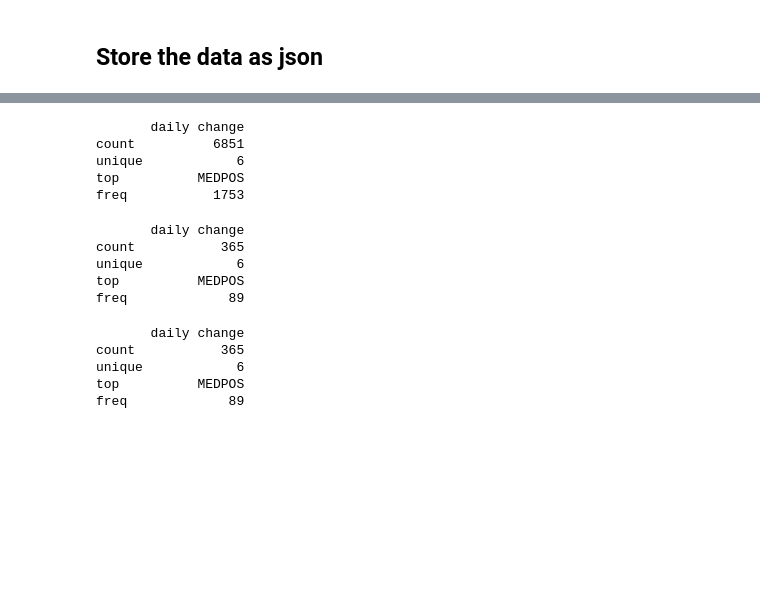
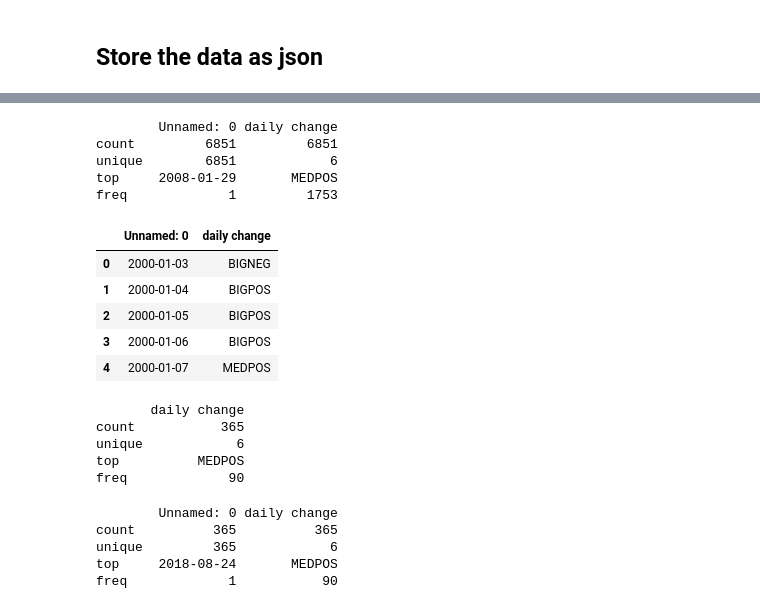
Before and after one commit to vvenla/trumponator, a Jupyter notebook: source/stock_wrangling.ipynb, the cells around one changed output, grey strips where cells are left out. Cells and saved outputs as stored; diff of their text form; code cells hidden in the pictures; blank space fills up the shorter version.

Commit message:
change stock to csv to maintain the order

```diff
--- a/source/stock_wrangling.ipynb
+++ b/source/stock_wrangling.ipynb
@@ -322,9 +322,10 @@ import json
 print(df_str.describe())
 
 folder = "../data/"
-name = "DJI-20years-daily-change.json"
+name = "DJI-20years-daily-change.csv"
 with open(folder + name, 'w') as file:
-    file.write(df_str.to_json())
+    file.write(df_str.to_csv())
+df_str.head()
 # %% [output]
        daily change
 count          6851
@@ -334,16 +341,24 @@ freq           1753
 # %%
 #read data as json
+import json
 
-name = "DJI-20years-daily-change.json"
+name = "DJI-20years-daily-change.csv"
 with open(folder + name, "r") as file:
-    read_frame = pd.read_json(file)
+    read_frame = pd.read_csv(file)
 print(read_frame.describe())
+read_frame.head()
 # %% [output]
-       daily change
-count          6851
-unique            6
-top          MEDPOS
-freq           1753
+        Unnamed: 0 daily change
+count         6851         6851
+unique        6851            6
+top     2008-01-29       MEDPOS
+freq             1         1753
+|  | Unnamed: 0 | daily change |
+| 0 | 2000-01-03 | BIGNEG |
+| 1 | 2000-01-04 | BIGPOS |
+| 2 | 2000-01-05 | BIGPOS |
+| 3 | 2000-01-06 | BIGPOS |
+| 4 | 2000-01-07 | MEDPOS |
 # %%
 #write the one year data to json file
 df = pd.DataFrame(data_year)
@@ -352,16 +367,16 @@ print(df.describe())
 
 folder = "../data/"
 latest_date = df.index[-1].strftime('%Y-%m-%d')
-name = "DJI-last-year-stock-until-" + latest_date + ".json"
+name = "DJI-last-year-stock-until-" + latest_date + ".csv"
 
 with open(folder + name, "w") as file:
-    file.write(df.to_json())
+    file.write(df.to_csv())
 # %% [output]
        daily change
 count           365
 unique            6
 top          MEDPOS
-freq             89
+freq             90
 # %%
 #read one year data
 
@@ -373,14 +388,14 @@ for filename in os.listdir():
     if os.path.isfile(filename):
         with open(filename, "r") as file:
             if "DJI-last-year-stock-until-" in file.name:
-                df = pd.read_json(file)
+                df = pd.read_csv(file)
                 break
 
 if df is None: print("file not found!")
 else: print(df.describe())
 # %% [output]
-       daily change
-count           365
-unique            6
-top          MEDPOS
-freq             89
+        Unnamed: 0 daily change
+count          365          365
+unique         365            6
+top     2018-08-24       MEDPOS
+freq             1           90
```
Also changed, not shown: parts of 7 cells of this notebook, 5 other files.
